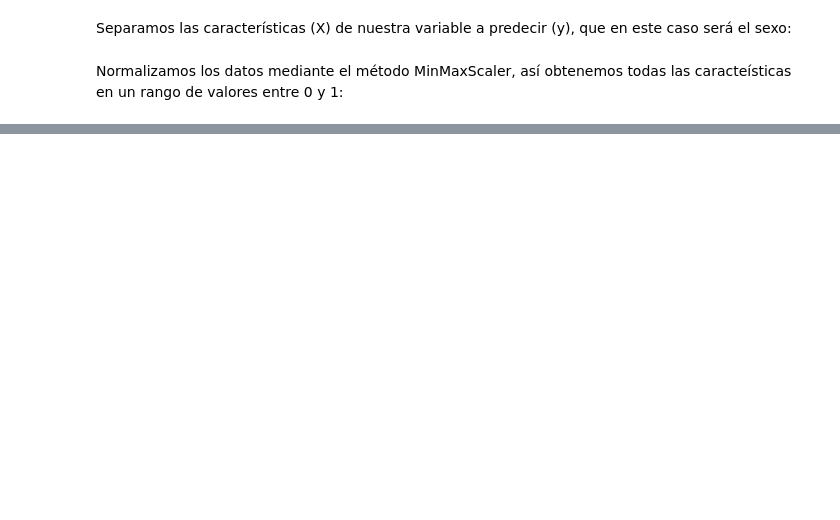
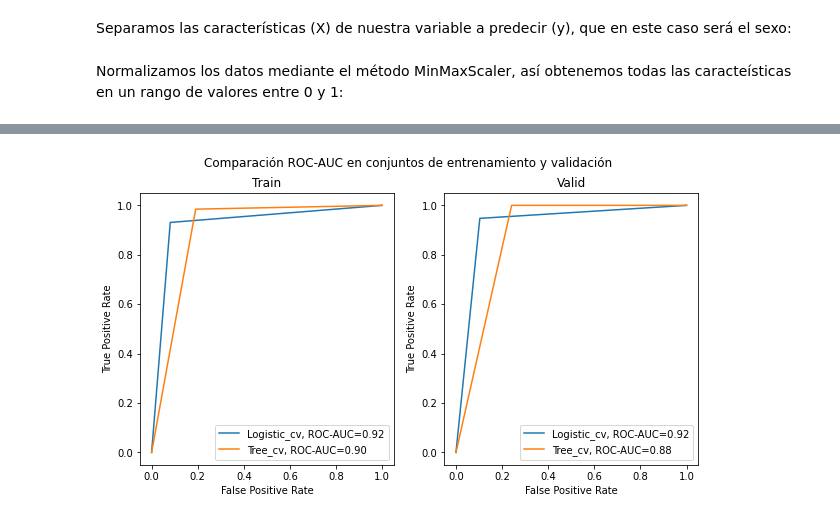
Before and after one commit to JuFeGa/2nd_Ejercicio_Voluntario, a Jupyter notebook: ML_Exercises_LogisticRegression.ipynb, the cells around one changed output, grey strips where cells are left out. Drawn from its saved outputs; the diff is of its cells as text; code cells hidden in the pictures; blank space fills up the shorter version.

```diff
--- a/ML_Exercises_LogisticRegression.ipynb
+++ b/ML_Exercises_LogisticRegression.ipynb
@@ -188,0 +187,15 @@ weighted avg       0.91      0.91      0.91       100
+# %%
+from scipy.stats import randint
+from sklearn.tree import DecisionTreeClassifier
+from sklearn.model_selection import RandomizedSearchCV
+
+param_dist = {"max_depth": [3, None],
+              "max_features": randint(1, 9),
+              "min_samples_leaf": randint(1, 9),
+              "criterion": ["gini", "entropy"]}
+
+tree = DecisionTreeClassifier()
+
+tree_cv = RandomizedSearchCV(tree, param_dist, scoring='roc_auc', cv=5, verbose=0)
+tree_cv = tree_cv.fit(X_train, y_train)
+print(f' ROC-AUC: {tree_cv.best_score_} \n Parámetros: {tree_cv.best_params_}')
@@ -188,0 +211,37 @@ weighted avg       0.91      0.91      0.91       100
+# %%
+from sklearn.metrics import roc_curve, roc_auc_score
+import matplotlib.pyplot as plt
+
+fig, axs = plt.subplots(1, 2, constrained_layout=False, figsize=(10,5))
+
+pred = logistic_cv.predict(X_train)
+fpr, tpr, _ = roc_curve(y_train, pred)
+axs[0].plot(fpr, tpr, label=f'Logistic_cv, ROC-AUC={roc_auc_score(y_train, pred):.2f}')
+
+pred = tree_cv.predict(X_train)
+fpr, tpr, _ = roc_curve(y_train, pred)
+axs[0].plot(fpr, tpr, label=f'Tree_cv, ROC-AUC={roc_auc_score(y_train, pred):.2f}')
+
+axs[0].set_xlabel('False Positive Rate')
+axs[0].set_ylabel('True Positive Rate')
+axs[0].set_title('Train')
+axs[0].legend()
+
+pred = logistic_cv.predict(X_valid)
+fpr, tpr, _ = roc_curve(y_valid, pred)
+axs[1].plot(fpr, tpr, label=f'Logistic_cv, ROC-AUC={roc_auc_score(y_valid, pred):.2f}')
+
+pred = tree_cv.predict(X_valid)
+fpr, tpr, _ = roc_curve(y_valid, pred)
+axs[1].plot(fpr, tpr, label=f'Tree_cv, ROC-AUC={roc_auc_score(y_valid, pred):.2f}')
+
+axs[1].set_xlabel('False Positive Rate')
+axs[1].set_ylabel('True Positive Rate')
+axs[1].set_title('Valid')
+axs[1].legend()
+
+fig.suptitle('Comparación ROC-AUC en conjuntos de entrenamiento y validación \n')
+
+plt.show()
+# %% [output]
+[figure, added]
```
Also changed, not shown: parts of 30 cells of this notebook.
